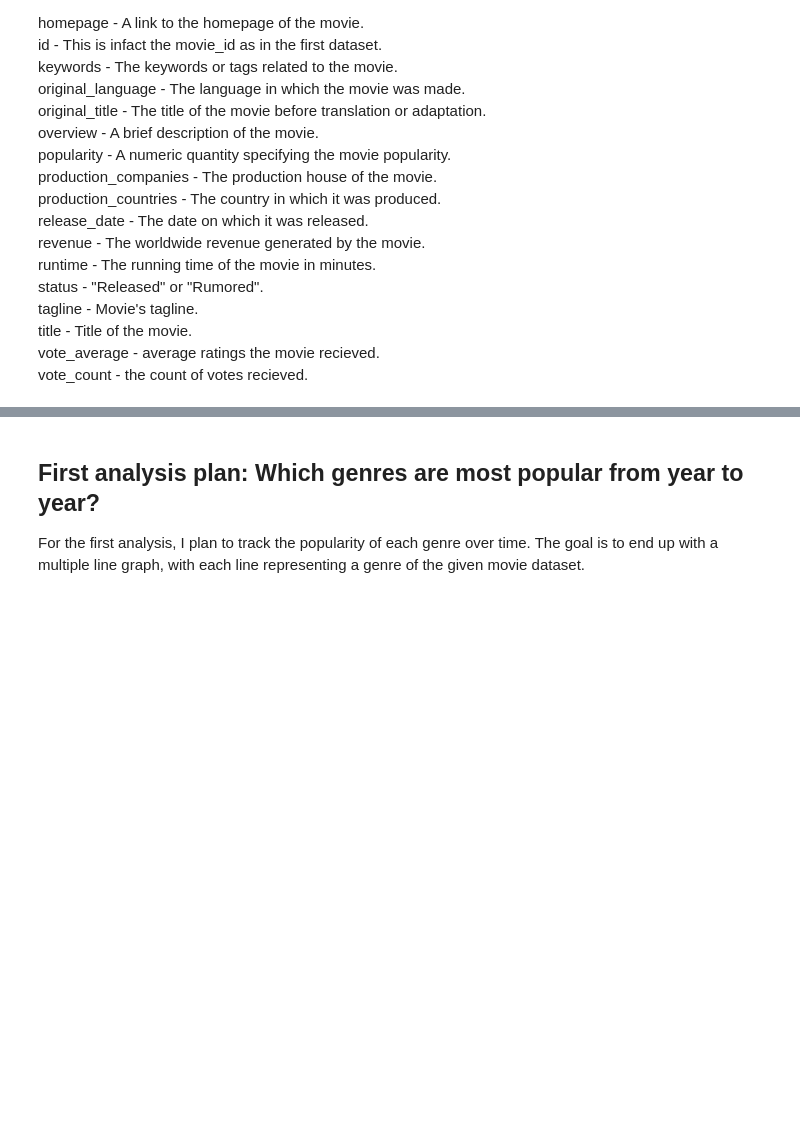
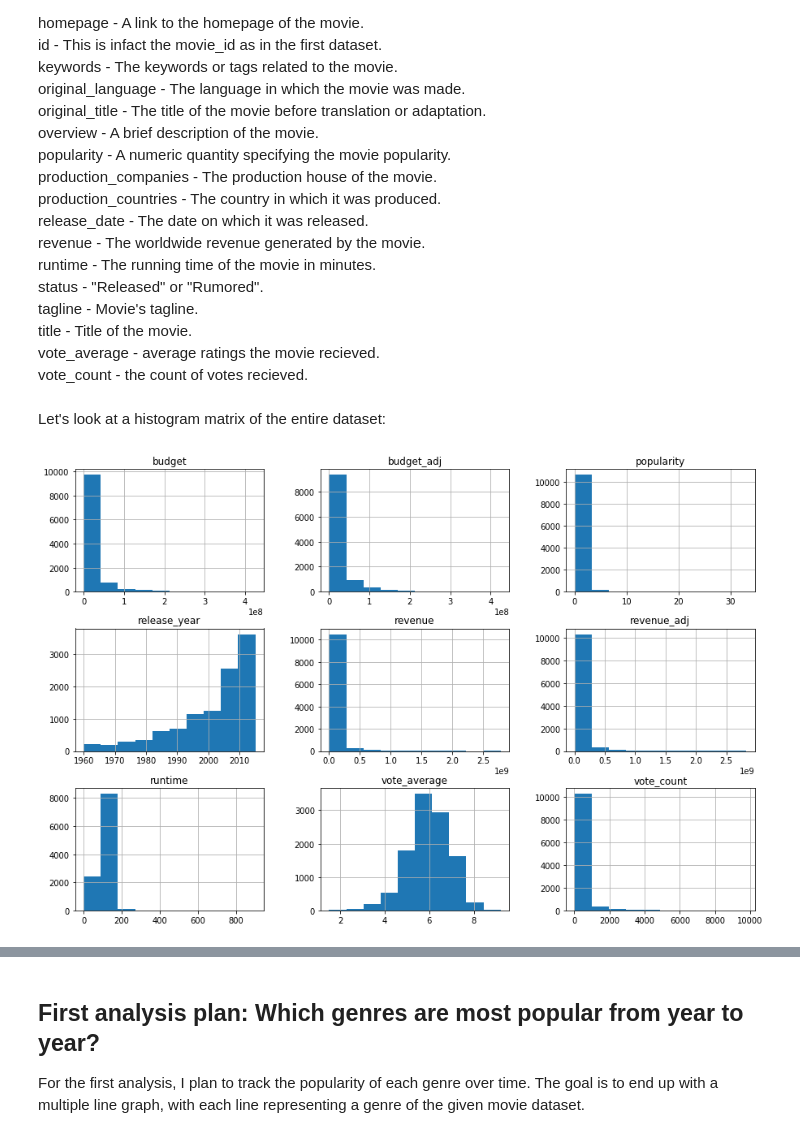
Before and after one commit to PSAB/Analyzing-movie-data, a Jupyter notebook: TMDB 5000 Movie Dataset Analysis.ipynb, the cells around one changed output, grey strips where cells are left out. Cells and saved outputs as stored; diff of their text form; code cells hidden in the pictures; blank space fills up the shorter version.

```diff
--- a/TMDB 5000 Movie Dataset Analysis.ipynb
+++ b/TMDB 5000 Movie Dataset Analysis.ipynb
@@ -69,3 +69,9 @@ tagline - Movie's tagline.<br>
 title - Title of the movie.<br>
 vote_average - average ratings the movie recieved.<br>
 vote_count - the count of votes recieved.<br>
+# %% [markdown]
+Let's look at a histogram matrix of the entire dataset:
+# %%
+movie_df.hist(figsize=(15, 10));
+# %% [output]
+[figure, added]
```
Also changed, not shown: parts of 20 cells of this notebook.
